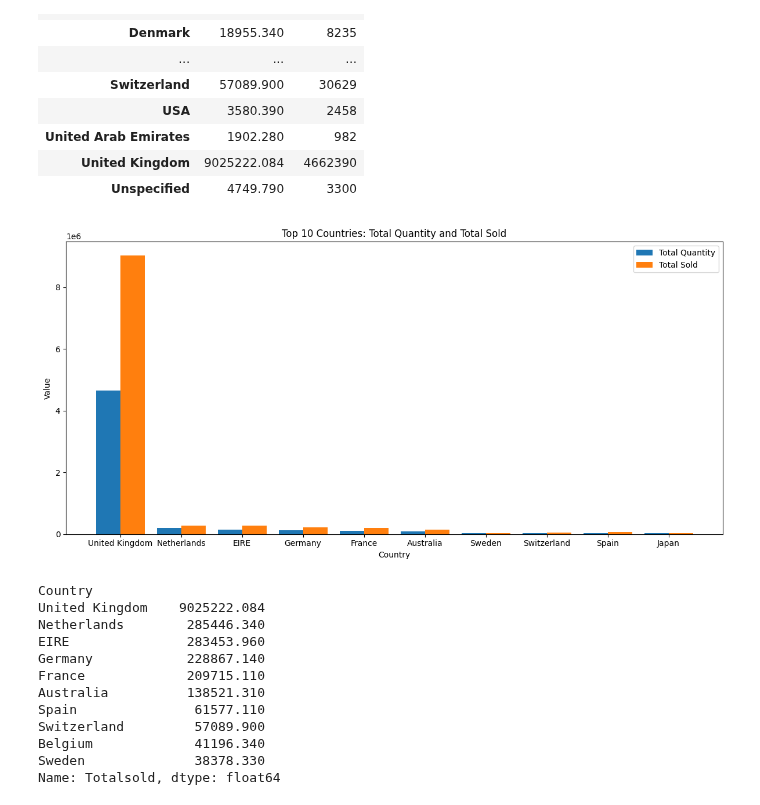
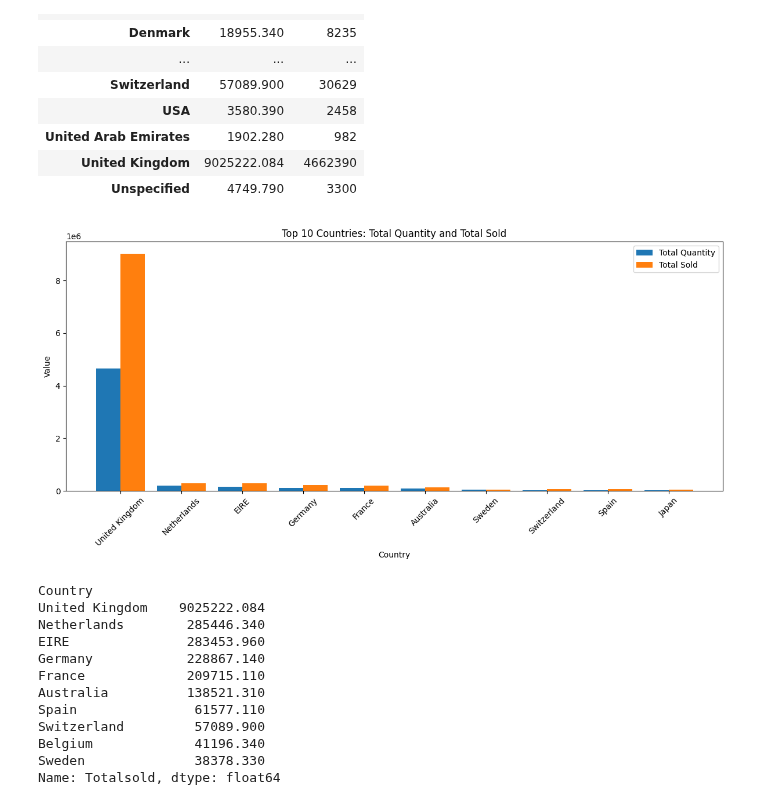
Before and after one commit to madinatt/E-commerce, a Jupyter notebook: Ecommerce Notebook.ipynb, the cells around one changed output. Drawn from its saved outputs; the diff is of its cells as text; code cells hidden in the pictures.

```diff
--- a/Ecommerce Notebook.ipynb
+++ b/Ecommerce Notebook.ipynb
@@ -168,34 +168,35 @@ df.groupby(['Country'])[['Totalsold', 'Quantity']].sum()
 # %%
 # Assignment
 # plot sidebyside column chart
 
 df = pd.DataFrame(df)
 
 # Group data by country and calculate total quantity and total sold
 grouped = df.groupby('Country').agg({'Quantity': 'sum', 'Totalsold': 'sum'}).reset_index()
 
 # Sort by total quantity and select top 10 countries
 top_countries = grouped.nlargest(10, 'Quantity')
 
 # Create a side-by-side column chart
 plt.figure(figsize=(12, 6))
 
 bar_width = 0.4
 index = range(len(top_countries))
 
 plt.bar(index, top_countries['Quantity'], width=bar_width, label='Total Quantity')
 plt.bar([i + bar_width for i in index], top_countries['Totalsold'], width=bar_width, label='Total Sold')
 
 plt.xlabel('Country')
 plt.ylabel('Value')
 plt.title('Top 10 Countries: Total Quantity and Total Sold')
 plt.xticks([i + bar_width/2 for i in index], top_countries['Country'])
 plt.legend()
 
+plt.xticks(rotation=45)
 plt.tight_layout()
 plt.show()
 # %% [output]
-[figure, old version]
+[figure, new version]
 # %%
 df.groupby(['Country'])['Totalsold'].sum().sort_values(ascending=False).head(10)
 # %% [output]
```
Also changed, not shown: parts of 6 cells of this notebook.
